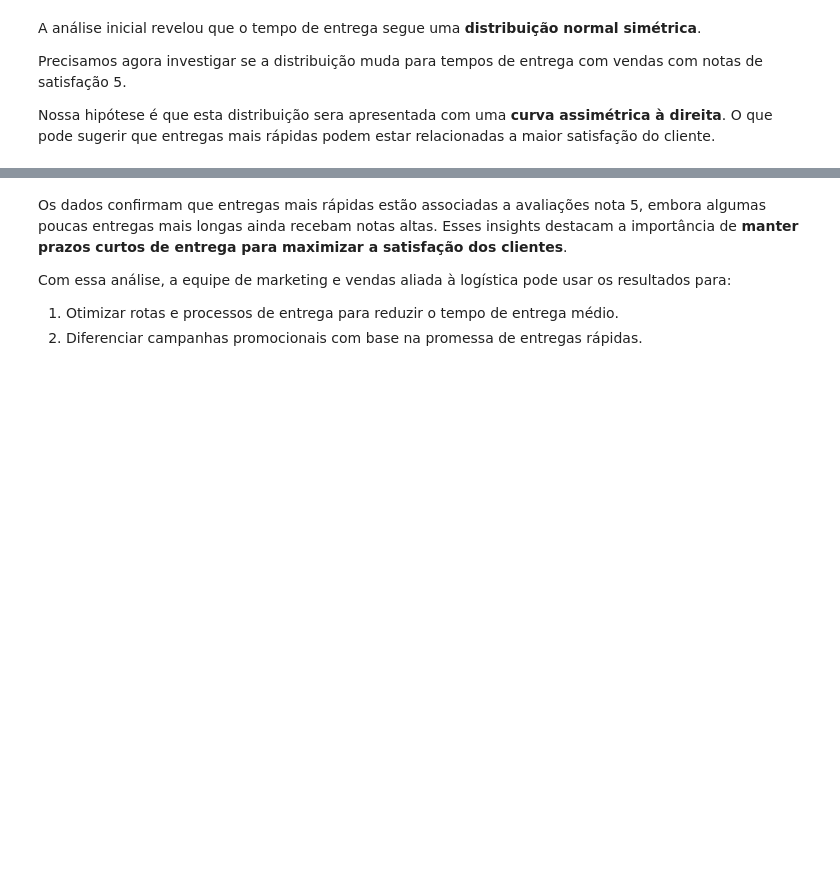
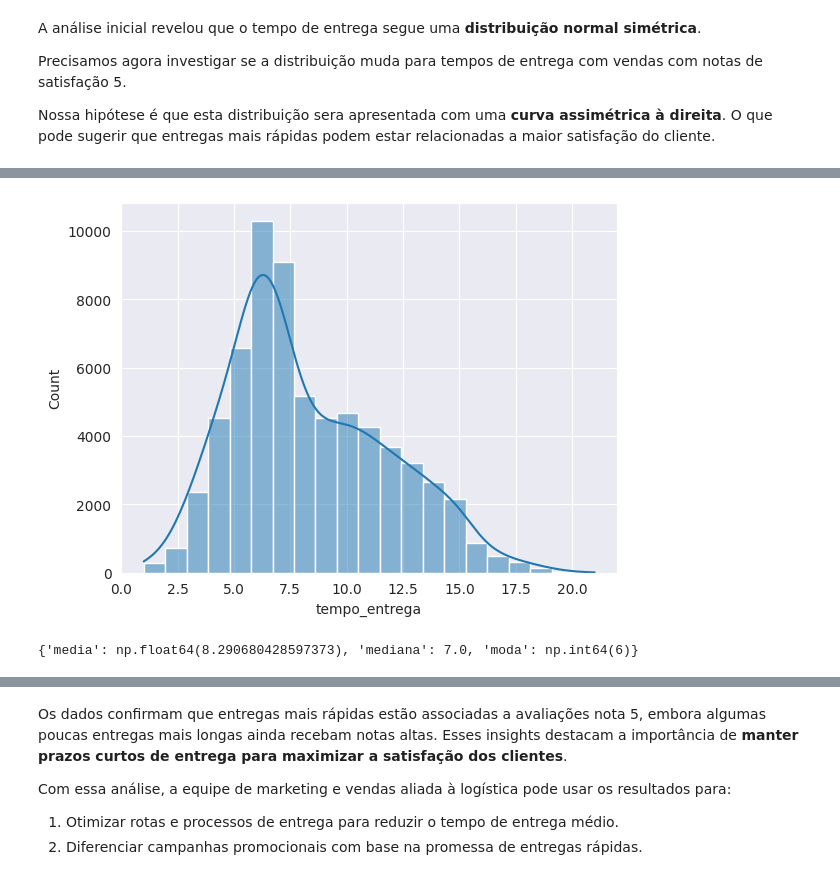
Before and after one commit to lggugs/python, a Jupyter notebook: python_frequencias_e_medidas.ipynb, the cells around one changed output, grey strips where cells are left out. Drawn from its saved outputs; the diff is of its cells as text; code cells hidden in the pictures; blank space fills up the shorter version.

Commit message:
Analisando medidas de tendência: média, mediana e moda

```diff
--- a/python_frequencias_e_medidas.ipynb
+++ b/python_frequencias_e_medidas.ipynb
@@ -1042,3 +1063,7 @@ A análise inicial revelou que o tempo de entrega segue uma **distribuição nor
 Precisamos agora investigar se a distribuição muda para tempos de entrega com vendas com notas de satisfação 5.
 
 Nossa hipótese é que esta distribuição sera apresentada com uma **curva assimétrica à direita**. O que pode sugerir que entregas mais rápidas podem estar relacionadas a maior satisfação do cliente.
+# %%
+avaliacao_filtro = df['avaliacao'] == 5
+dados_nota_5 = df[avaliacao_filtro]
+dados_nota_5.head()
@@ -1044,0 +1077,15 @@ Nossa hipótese é que esta distribuição sera apresentada com uma **curva assi
+# %%
+sns.histplot(bins=21, data=dados_nota_5, x='tempo_entrega', kde=True, kde_kws={'bw_adjust':2})
+plt.show()
+# %% [output]
+[figure, added]
+# %%
+resumo_nota_5 = {
+    'media': dados_nota_5['tempo_entrega'].mean(),
+    'mediana': dados_nota_5['tempo_entrega'].median(),
+    'moda': dados_nota_5['tempo_entrega'].mode()[0],
+}
+
+resumo_nota_5
+# %% [output]
+{'media': np.float64(8.290680428597373), 'mediana': 7.0, 'moda': np.int64(6)}
```
Also changed, not shown: parts of 12 cells of this notebook.
